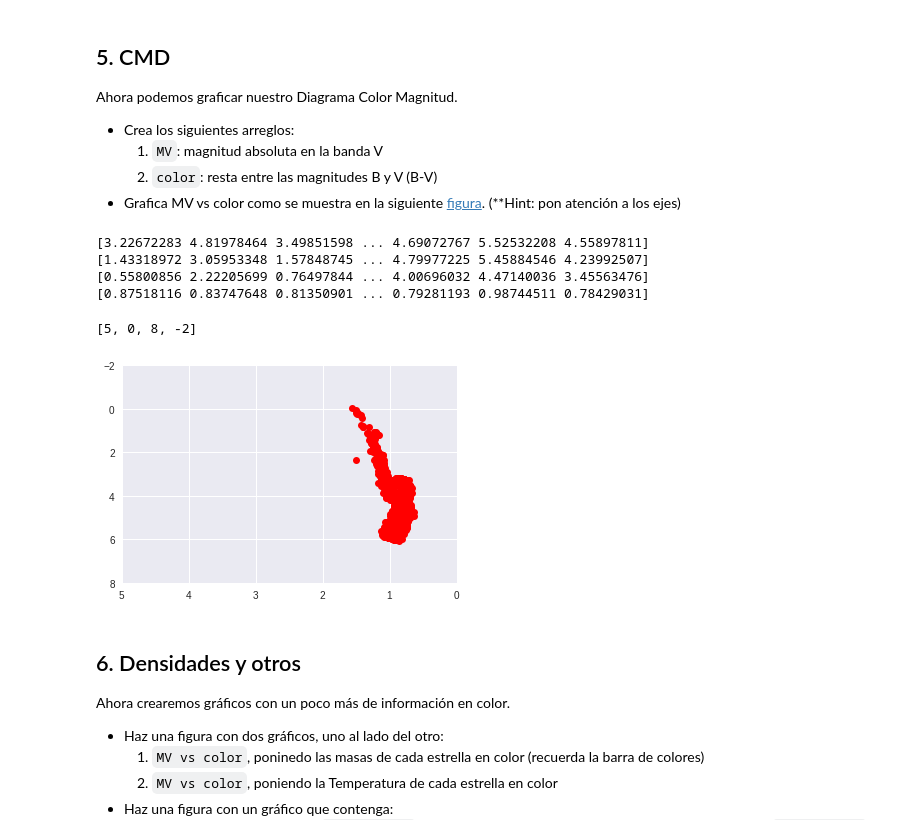
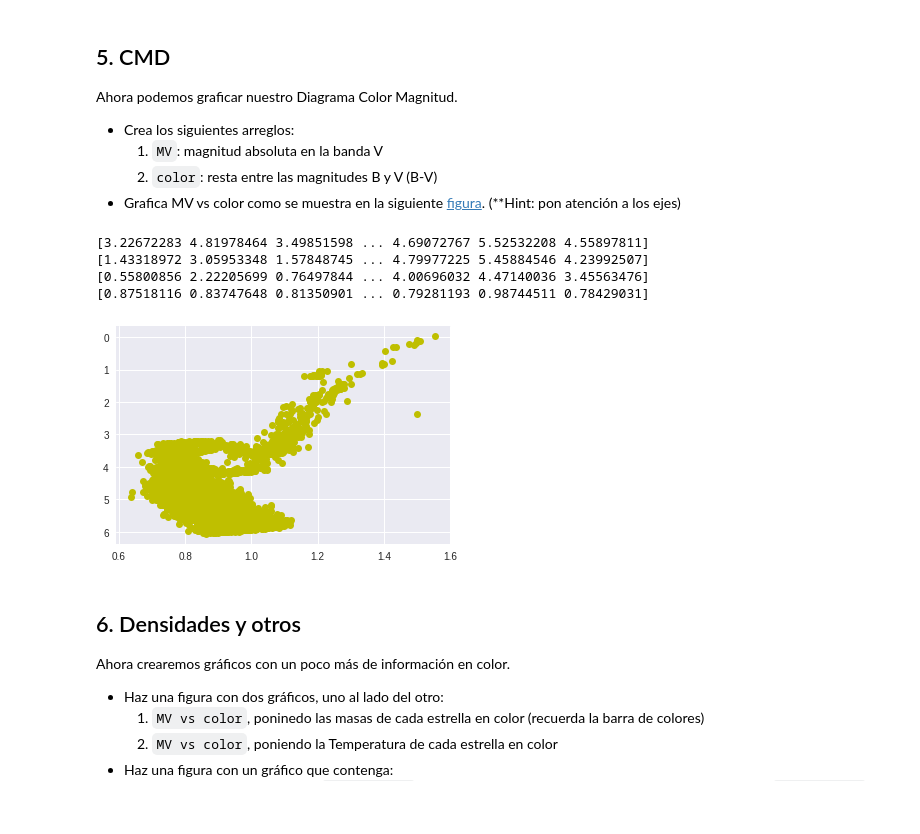
Before and after one commit to felipe34asaav/minitarea2, a Jupyter notebook: minitarea2.ipynb, the cells around one changed output. Cells and saved outputs as stored; diff of their text form; code cells hidden in the pictures; blank space fills up the shorter version.

```diff
--- a/minitarea2.ipynb
+++ b/minitarea2.ipynb
@@ -156,21 +159,20 @@ Ahora podemos graficar nuestro Diagrama Color Magnitud.
 # %%
 #Crear arrays MV y color
 MV=mag_abs(V, datos[:,6])
 color=(B-V)
 print(MV)
 print(B)
 print(V)
 print(color)
 #plot cmd
-plt.plot(color,MV,"ro")
-plt.axis([5,0,8,-2])
+plt.plot(color,MV,"yo")
+plt.gca().invert_yaxis()
 # %% [output]
 [3.22672283 4.81978464 3.49851598 ... 4.69072767 5.52532208 4.55897811]
 [1.43318972 3.05953348 1.57848745 ... 4.79977225 5.45884546 4.23992507]
 [0.55800856 2.22205699 0.76497844 ... 4.00696032 4.47140036 3.45563476]
 [0.87518116 0.83747648 0.81350901 ... 0.79281193 0.98744511 0.78429031]
-[5, 0, 8, -2]
-[figure, old version]
+[figure, new version]
 # %% [markdown]
 ## 6. Densidades y otros
 
```
Also changed, not shown: parts of 3 cells of this notebook.
